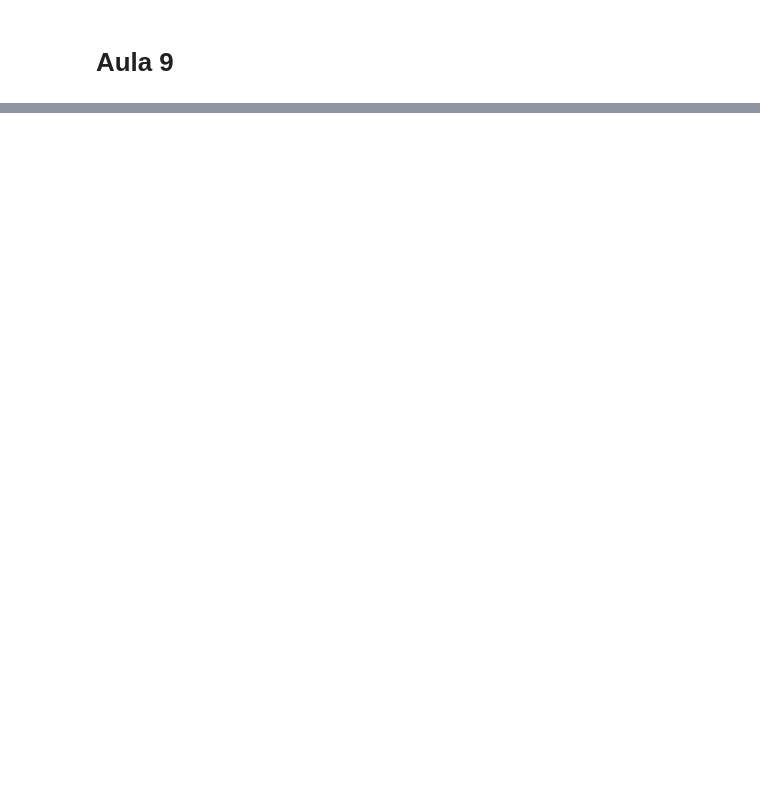
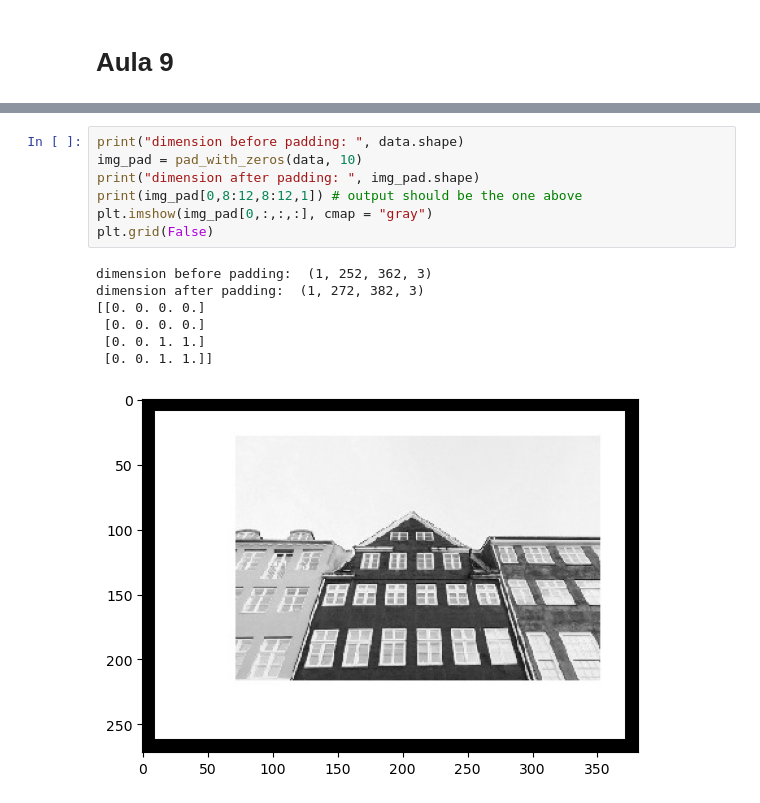
Before and after one commit to Apolinario8/Portefolio_SI, a Jupyter notebook: src/Exercises.ipynb, the cells around one changed output, grey strips where cells are left out. Cells and saved outputs as stored; diff of their text form; blank space fills up the shorter version.

```diff
--- a/src/Exercises.ipynb
+++ b/src/Exercises.ipynb
@@ -325,0 +698,15 @@ from neural_networks.activation import *
+# %%
+print("dimension before padding: ", data.shape)
+img_pad = pad_with_zeros(data, 10)
+print("dimension after padding: ", img_pad.shape)
+print(img_pad[0,8:12,8:12,1]) # output should be the one above
+plt.imshow(img_pad[0,:,:,:], cmap = "gray")
+plt.grid(False)
+# %% [output]
+dimension before padding:  (1, 252, 362, 3)
+dimension after padding:  (1, 272, 382, 3)
+[[0. 0. 0. 0.]
+ [0. 0. 0. 0.]
+ [0. 0. 1. 1.]
+ [0. 0. 1. 1.]]
+[figure, added]
```
Also changed, not shown: parts of 38 cells of this notebook, 13 other files.
